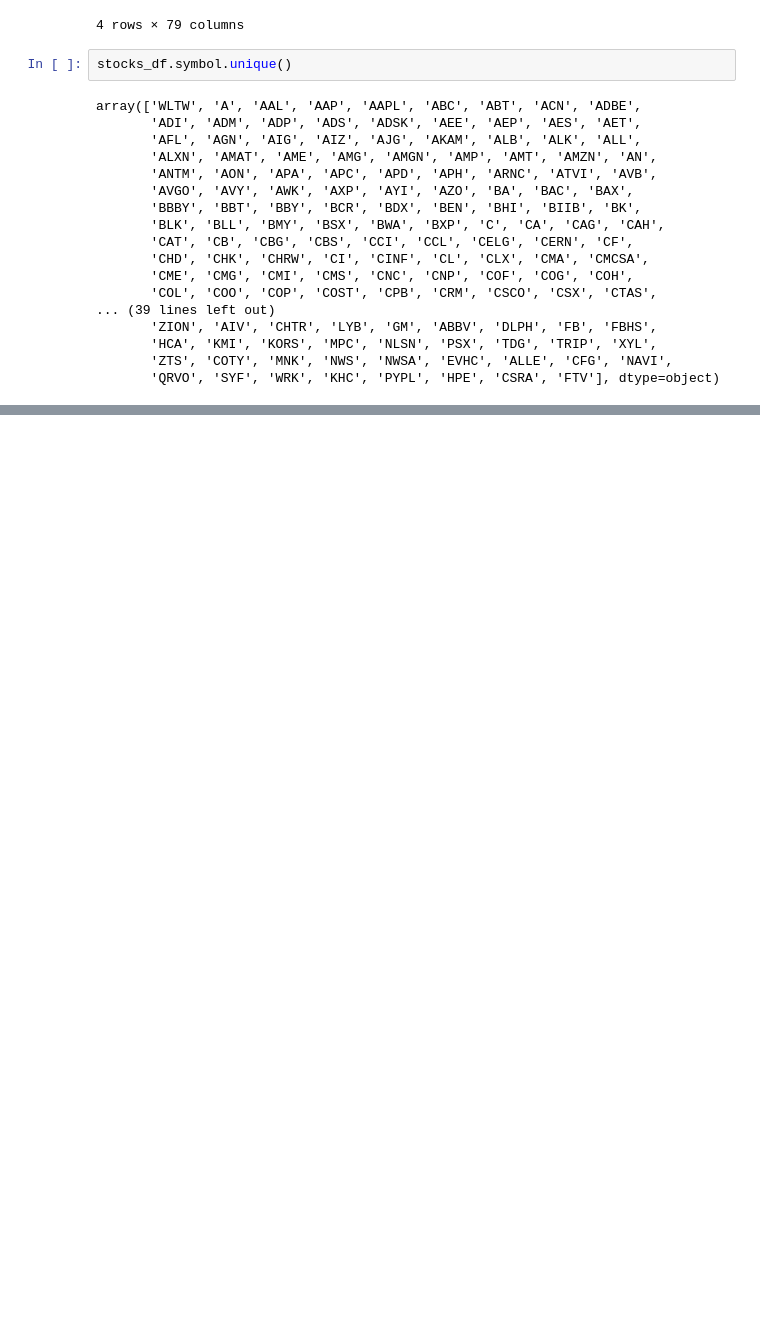
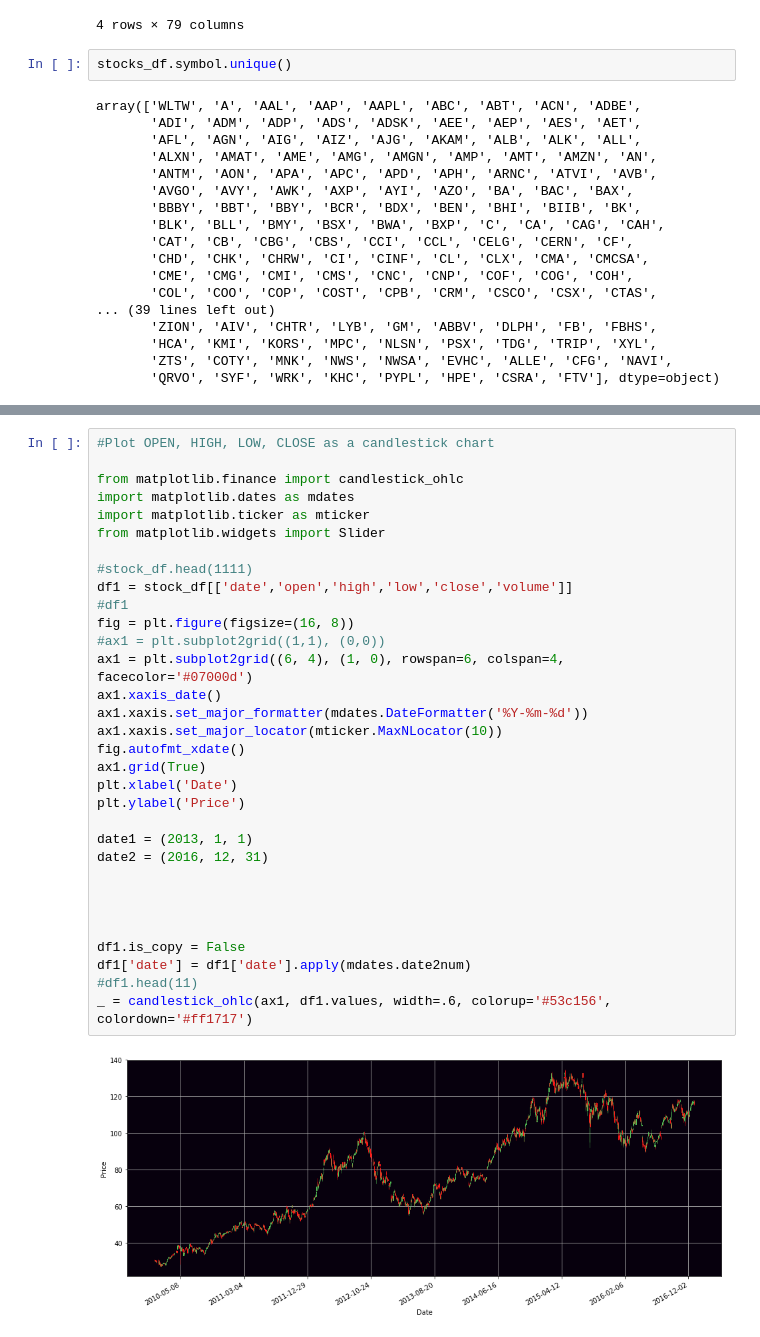
Before and after one commit to plj91682/Thinkful_Assignments, a Jupyter notebook: Thinkful_Assignment_Capstone.ipynb, the cells around one changed output, grey strips where cells are left out. Drawn from its saved outputs; the diff is of its cells as text; blank space fills up the shorter version.

Commit message:
adding candlestick chart for: open, high, low, close prices

```diff
--- a/Thinkful_Assignment_Capstone.ipynb
+++ b/Thinkful_Assignment_Capstone.ipynb
@@ -194,0 +202,34 @@ array(['WLTW', 'A', 'AAL', 'AAP', 'AAPL', 'ABC', 'ABT', 'ACN', 'ADBE',
+# %%
+#Plot OPEN, HIGH, LOW, CLOSE as a candlestick chart
+
+from matplotlib.finance import candlestick_ohlc
+import matplotlib.dates as mdates
+import matplotlib.ticker as mticker
+from matplotlib.widgets import Slider
+
+#stock_df.head(1111)
+df1 = stock_df[['date','open','high','low','close','volume']]
+#df1
+fig = plt.figure(figsize=(16, 8))
+#ax1 = plt.subplot2grid((1,1), (0,0))
+ax1 = plt.subplot2grid((6, 4), (1, 0), rowspan=6, colspan=4, facecolor='#07000d')
+ax1.xaxis_date()
+ax1.xaxis.set_major_formatter(mdates.DateFormatter('%Y-%m-%d'))
+ax1.xaxis.set_major_locator(mticker.MaxNLocator(10))
+fig.autofmt_xdate()
+ax1.grid(True)
+plt.xlabel('Date')
+plt.ylabel('Price')
+
+date1 = (2013, 1, 1)
+date2 = (2016, 12, 31)
+
+
+
+
+df1.is_copy = False
+df1['date'] = df1['date'].apply(mdates.date2num)
+#df1.head(11)
+_ = candlestick_ohlc(ax1, df1.values, width=.6, colorup='#53c156', colordown='#ff1717')
+# %% [output]
+[figure, added]
```
Also changed, not shown: parts of 1 cell of this notebook.
